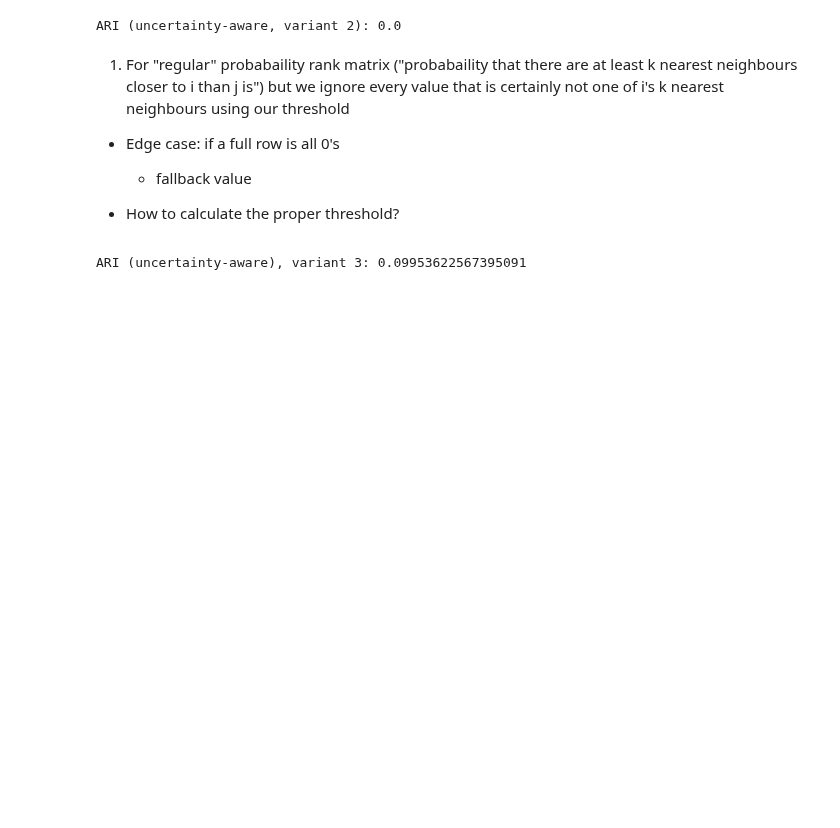
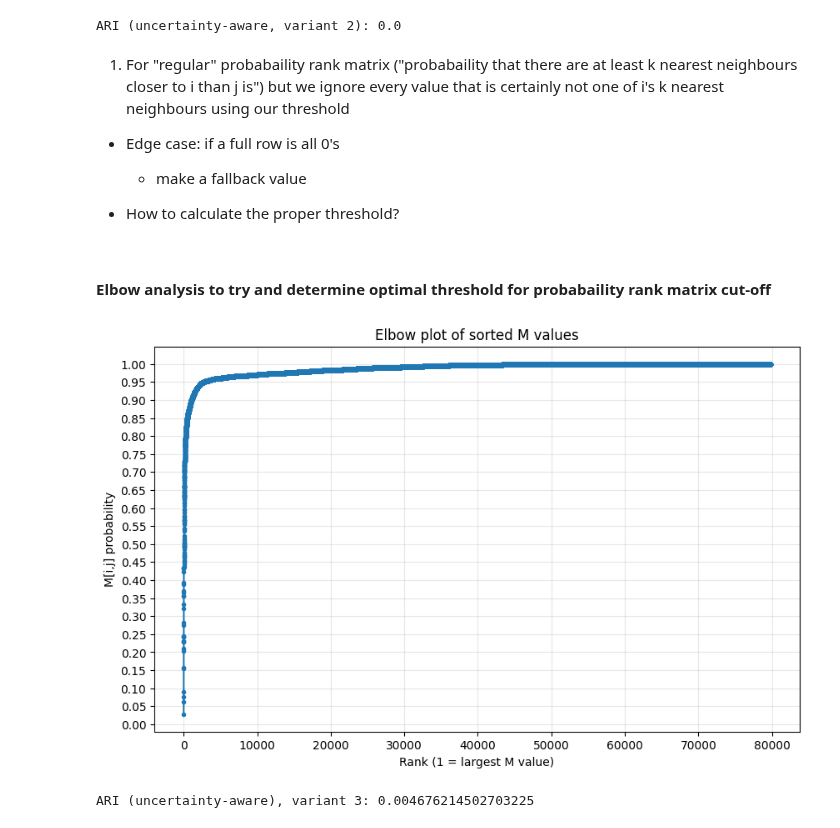
Before and after one commit to RobinB1lo/New-HDBSCAN, a Jupyter notebook: trials/probability_rank.ipynb, the cells around one changed output. Cells and saved outputs as stored; diff of their text form; code cells hidden in the pictures; blank space fills up the shorter version.

```diff
--- a/trials/probability_rank.ipynb
+++ b/trials/probability_rank.ipynb
@@ -188,11 +193,30 @@ ARI (uncertainty-aware, variant 2): 0.0
 1. For "regular" probabaility rank matrix ("probabaility that there are at least k nearest neighbours closer to i than j is") but we ignore every value that is certainly not one of i's k nearest neighbours using our threshold
 
 - Edge case: if a full row is all 0's
-    - fallback value
+    - make a fallback value
 
 - How to calculate the proper threshold?
+# %% [markdown]
+#### Elbow analysis to try and determine optimal threshold for probabaility rank matrix cut-off
+# %%
+M_flat = M[np.triu_indices_from(M, k=1)]
+
+M_sorted = np.sort(M_flat)
+
+ranks = np.arange(1, len(M_sorted)+1)
+
+plt.figure(figsize=(10,6))
+plt.plot(ranks, M_sorted, marker=".")
+plt.xlabel('Rank (1 = largest M value)')
+plt.yticks(np.arange(0, 1.05, 0.05))
+plt.ylabel('M[i,j] probability')
+plt.title('Elbow plot of sorted M values')
+plt.grid(alpha=0.3)
+plt.show()
+# %% [output]
+[figure, added]
 # %%
-threshold = 0.98
+threshold = 0.96
 
 X_obs_fixed = X + np.random.normal(scale=std, size=X.shape)
 
@@ -240,4 +264,4 @@ pred_labels = clusterer.fit_predict(mutual)
 ari = adjusted_rand_score(labels_true=true_labels, labels_pred=pred_labels)
 print("ARI (uncertainty-aware), variant 3:", ari)
 # %% [output]
-ARI (uncertainty-aware), variant 3: 0.09953622567395091
+ARI (uncertainty-aware), variant 3: 0.004676214502703225
```
Also changed, not shown: parts of 5 cells of this notebook, 3 other files.
